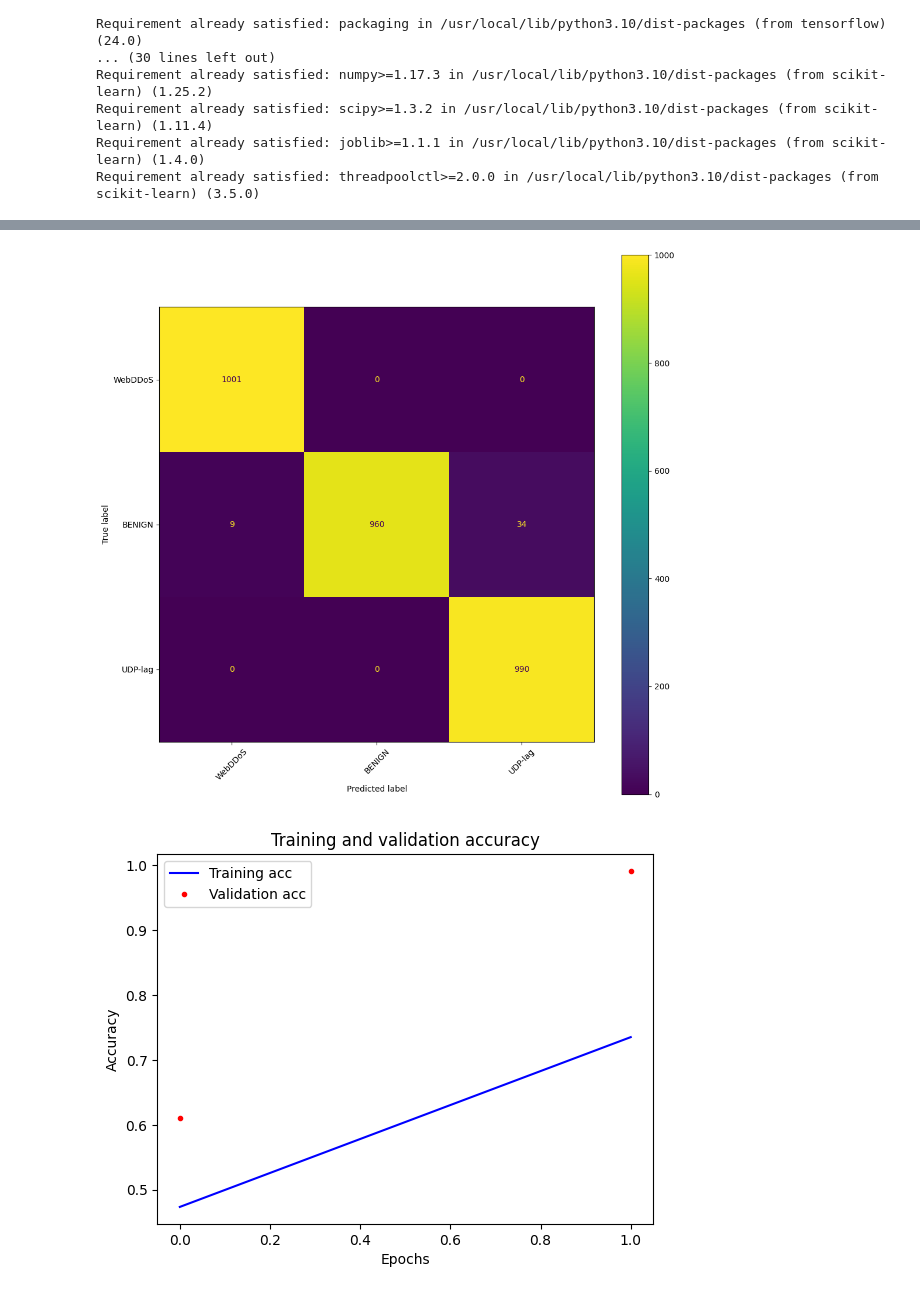
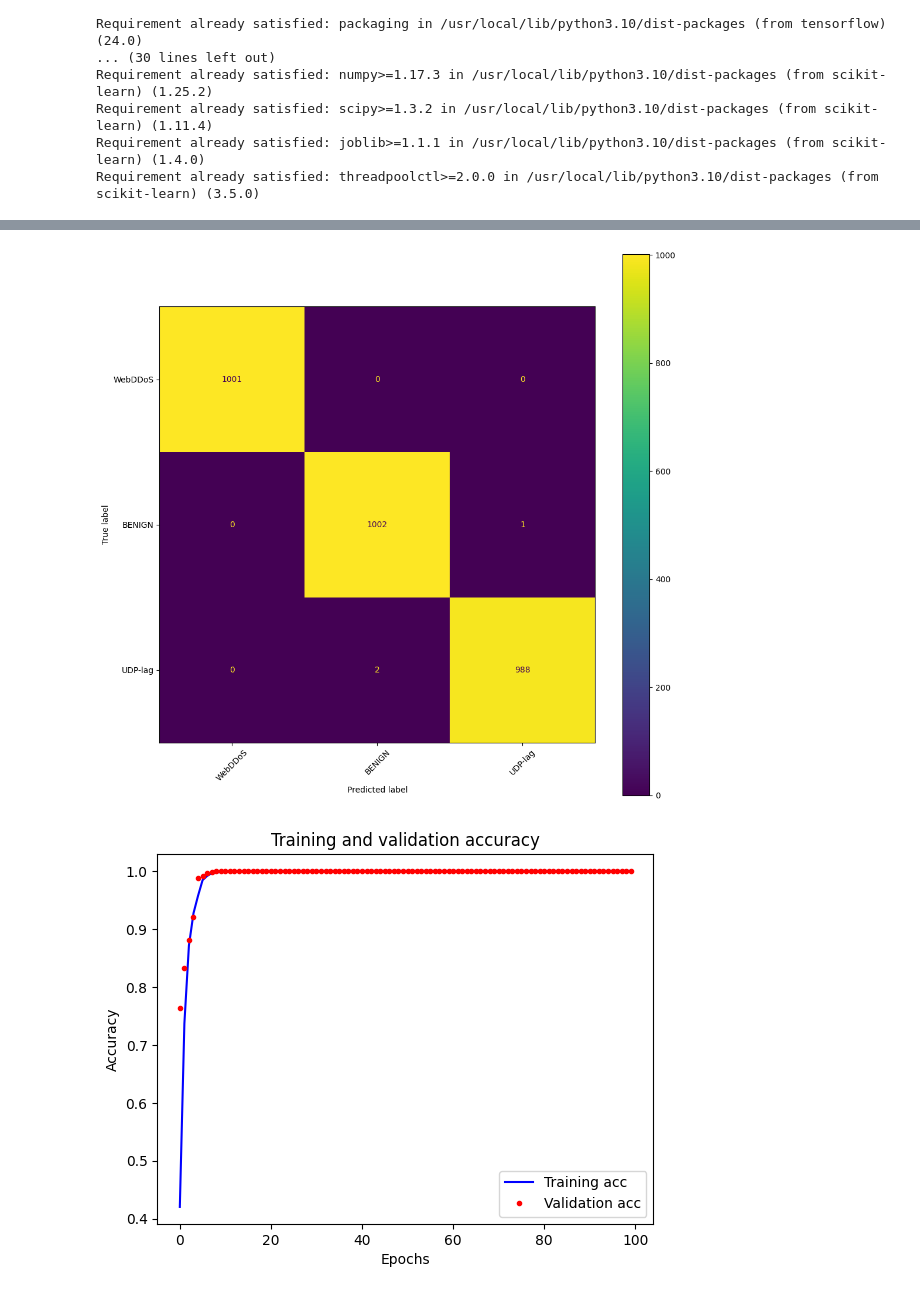
Before and after one commit to kovasant/ids, a Jupyter notebook: kov_ips.ipynb, the cells around one changed output, grey strips where cells are left out. Saved outputs shown, nothing was run; the diff lists cells and outputs as text; code cells hidden in the pictures.

```diff
--- a/kov_ips.ipynb
+++ b/kov_ips.ipynb
@@ -55,7 +55,7 @@ from email.mime.multipart import MIMEMultipart
 from email.mime.text import MIMEText
 
 
-epochs = 2
+epochs = 100
 nclass = 12
 
 def loadDataset():
@@ -327,2 +334,2 @@ UDP-lag = 1.0
 [figure]
-[figure, old version]
+[figure, new version]
```
Also changed, not shown: parts of 1 cell of this notebook.
